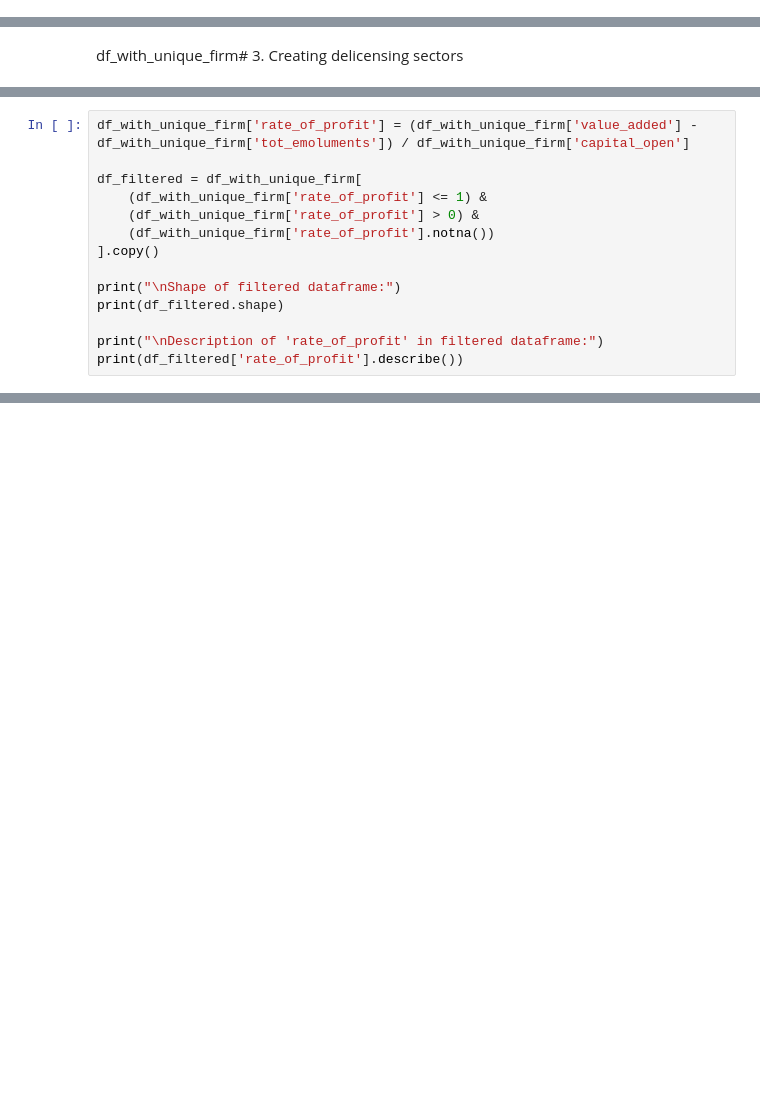
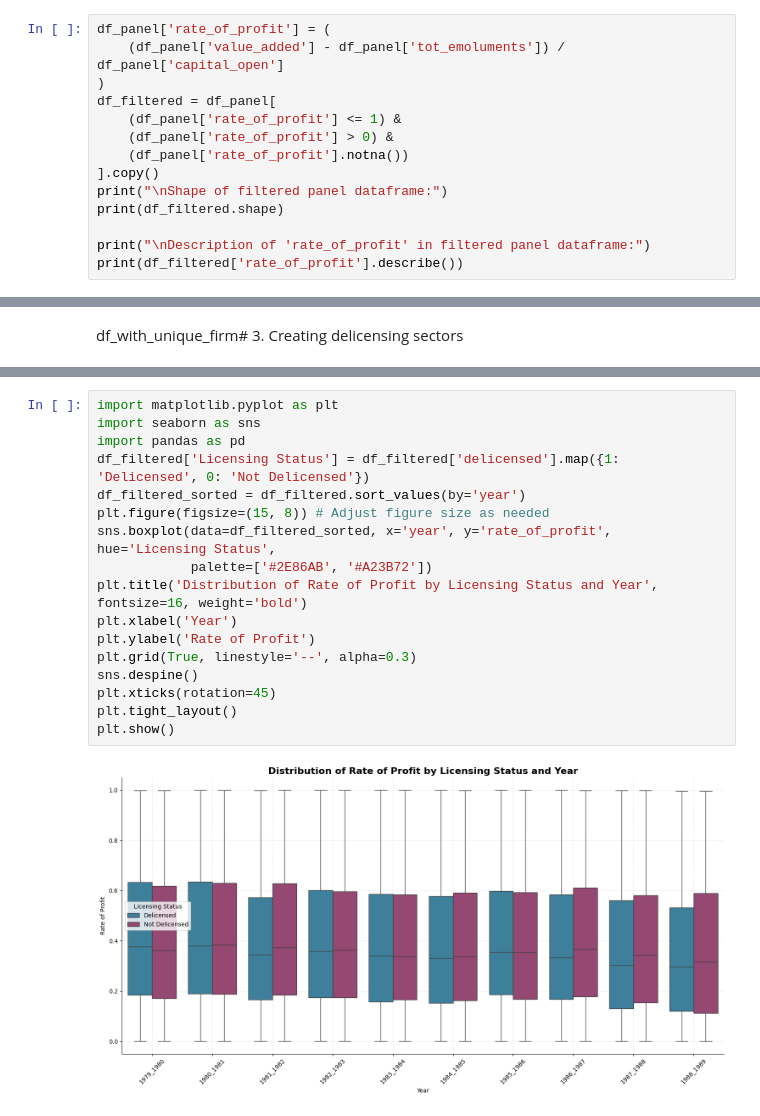
Before and after one commit to kabeerbora/1980s_delin, a Jupyter notebook: Panel_79_89_v2.ipynb, the cells around one changed output, grey strips where cells are left out. Saved outputs shown, nothing was run; the diff lists cells and outputs as text; blank space fills up the shorter version.

```diff
--- a/Panel_79_89_v2.ipynb
+++ b/Panel_79_89_v2.ipynb
@@ -286,0 +431,14 @@ df_with_unique_firm.tail(10)
+# %%
+df_panel['rate_of_profit'] = (
+    (df_panel['value_added'] - df_panel['tot_emoluments']) / df_panel['capital_open']
+)
+df_filtered = df_panel[
+    (df_panel['rate_of_profit'] <= 1) &
+    (df_panel['rate_of_profit'] > 0) &
+    (df_panel['rate_of_profit'].notna())
+].copy()
+print("\nShape of filtered panel dataframe:")
+print(df_filtered.shape)
+
+print("\nDescription of 'rate_of_profit' in filtered panel dataframe:")
+print(df_filtered['rate_of_profit'].describe())
@@ -291,17 +461,3 @@ df_with_unique_firm# 3. Creating delicensing sectors
-# %%
-df_with_unique_firm['rate_of_profit'] = (df_with_unique_firm['value_added'] - df_with_unique_firm['tot_emoluments']) / df_with_unique_firm['capital_open']
-
-df_filtered = df_with_unique_firm[
-    (df_with_unique_firm['rate_of_profit'] <= 1) &
-    (df_with_unique_firm['rate_of_profit'] > 0) &
-    (df_with_unique_firm['rate_of_profit'].notna())
-].copy()
-
-print("\nShape of filtered dataframe:")
-print(df_filtered.shape)
-
-print("\nDescription of 'rate_of_profit' in filtered dataframe:")
-print(df_filtered['rate_of_profit'].describe())
 # %%
 nic_codes_to_check = [
     274, 269, 268, 267, 266, 265, 264, 262, 261, 260, 259, 258, 257, 254, 250, 248, 247, 246, 245,
@@ -377,0 +520,19 @@ plt.show()
+# %%
+import matplotlib.pyplot as plt
+import seaborn as sns
+import pandas as pd
+df_filtered['Licensing Status'] = df_filtered['delicensed'].map({1: 'Delicensed', 0: 'Not Delicensed'})
+df_filtered_sorted = df_filtered.sort_values(by='year')
+plt.figure(figsize=(15, 8)) # Adjust figure size as needed
+sns.boxplot(data=df_filtered_sorted, x='year', y='rate_of_profit', hue='Licensing Status',
+            palette=['#2E86AB', '#A23B72'])
+plt.title('Distribution of Rate of Profit by Licensing Status and Year', fontsize=16, weight='bold')
+plt.xlabel('Year')
+plt.ylabel('Rate of Profit')
+plt.grid(True, linestyle='--', alpha=0.3)
+sns.despine()
+plt.xticks(rotation=45)
+plt.tight_layout()
+plt.show()
+# %% [output]
+[figure, added]
```
Also changed, not shown: parts of 20 cells of this notebook.
